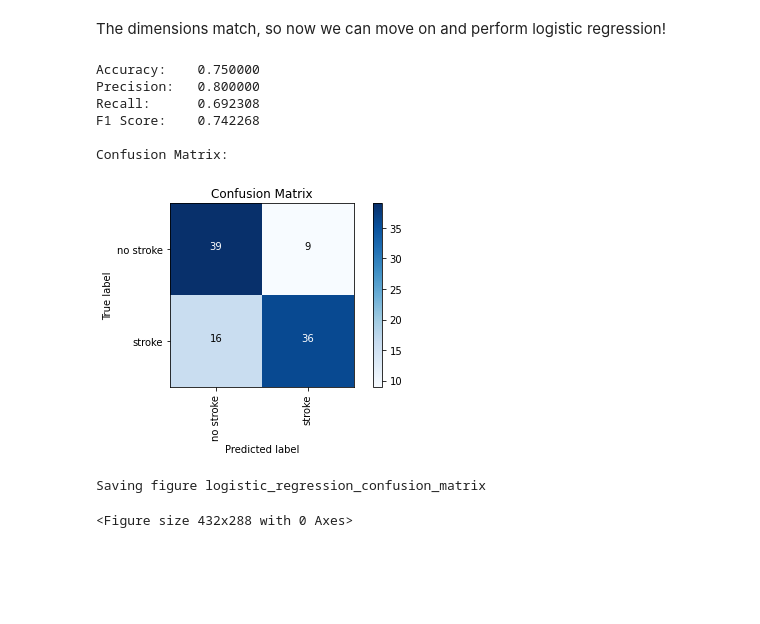
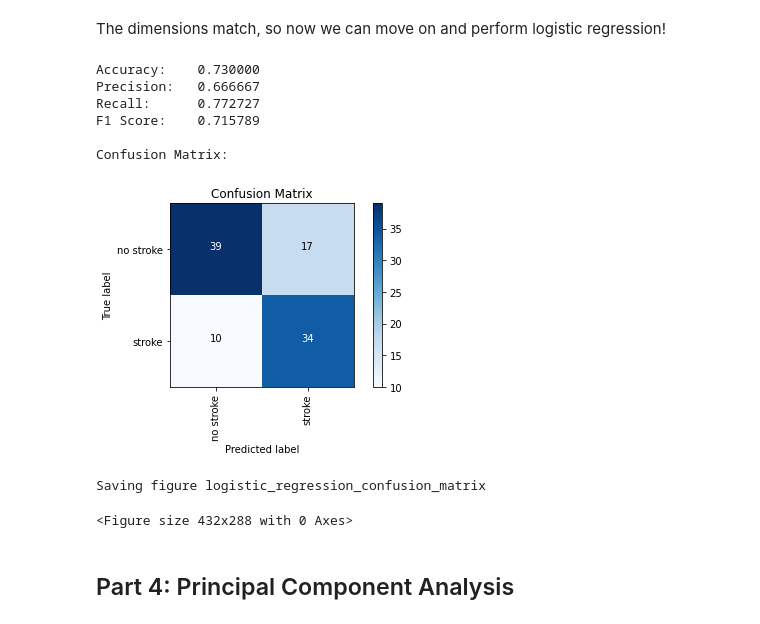
Before and after one commit to bonnieliu2002/CSM148, a Jupyter notebook: Projects/Project 3/Project 3.ipynb, the cells around one changed output. Cells and saved outputs as stored; diff of their text form; code cells hidden in the pictures; blank space fills up the shorter version.

```diff
--- a/Projects/Project 3/Project 3.ipynb
+++ b/Projects/Project 3/Project 3.ipynb
@@ -327,23 +327,25 @@ print(X_test.shape, y_test.shape)
 # %% [markdown]
 The dimensions match, so now we can move on and perform logistic regression!
 # %%
-log_reg = LogisticRegression()
+log_reg = LogisticRegression(solver='liblinear')
 log_reg.fit(X_train, y_train)
 predicted = log_reg.predict(X_test)
 print("%-12s %f" % ('Accuracy:', metrics.accuracy_score(y_test, predicted)))
 print("%-12s %f" % ('Precision:', metrics.precision_score(y_test, predicted)))
 print("%-12s %f" % ('Recall:', metrics.recall_score(y_test, predicted)))
 print("%-12s %f" % ('F1 Score:', metrics.f1_score(y_test, predicted)))
 print("\nConfusion Matrix:")
 draw_confusion_matrix(y_test, predicted, ["no stroke", "stroke"])
 save_fig("logistic_regression_confusion_matrix")
 # %% [output]
-Accuracy:    0.750000
-Precision:   0.800000
-Recall:      0.692308
-F1 Score:    0.742268
+Accuracy:    0.730000
+Precision:   0.666667
+Recall:      0.772727
+F1 Score:    0.715789
 
 Confusion Matrix:
-[figure, old version]
+[figure, new version]
 Saving figure logistic_regression_confusion_matrix
 <Figure size 432x288 with 0 Axes>
+# %% [markdown]
+## Part 4: Principal Component Analysis
```
Also changed, not shown: parts of 12 cells of this notebook, 4 other files.
